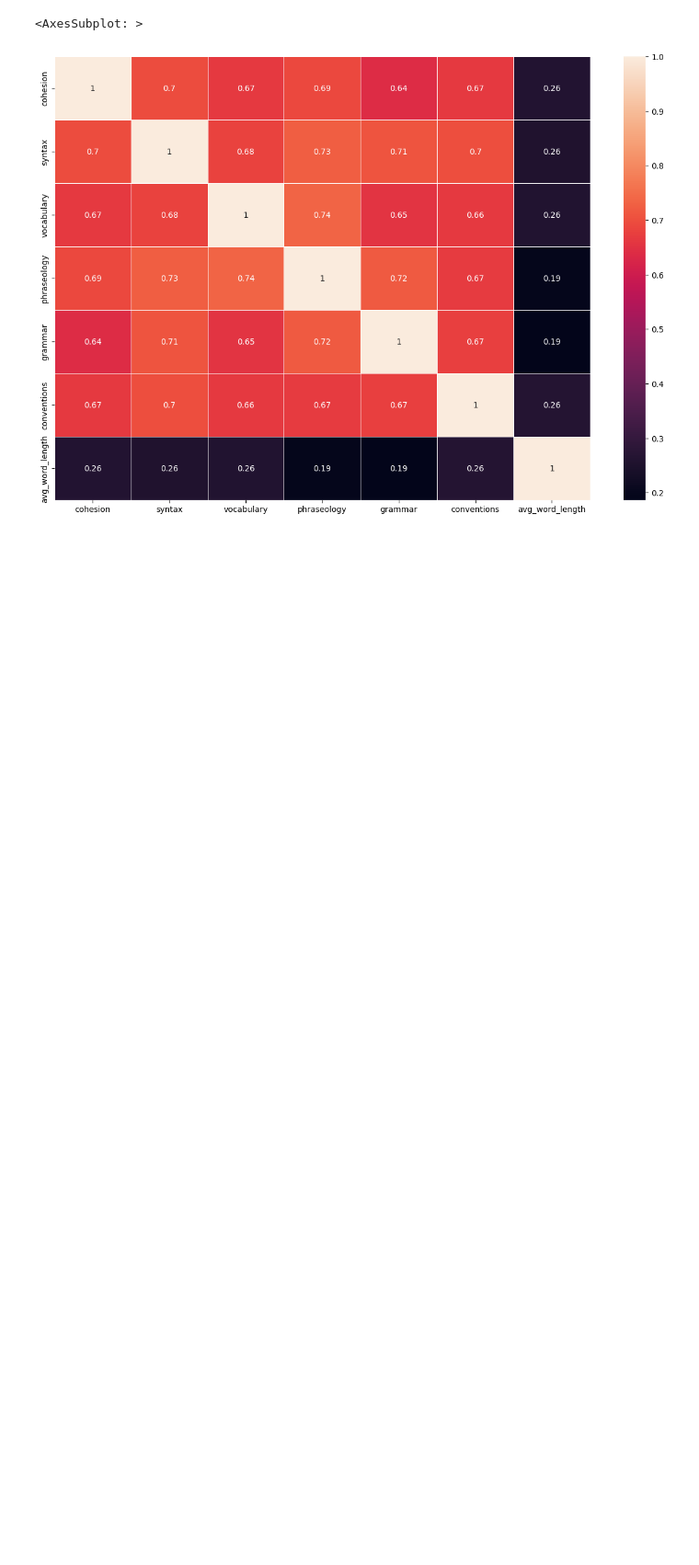
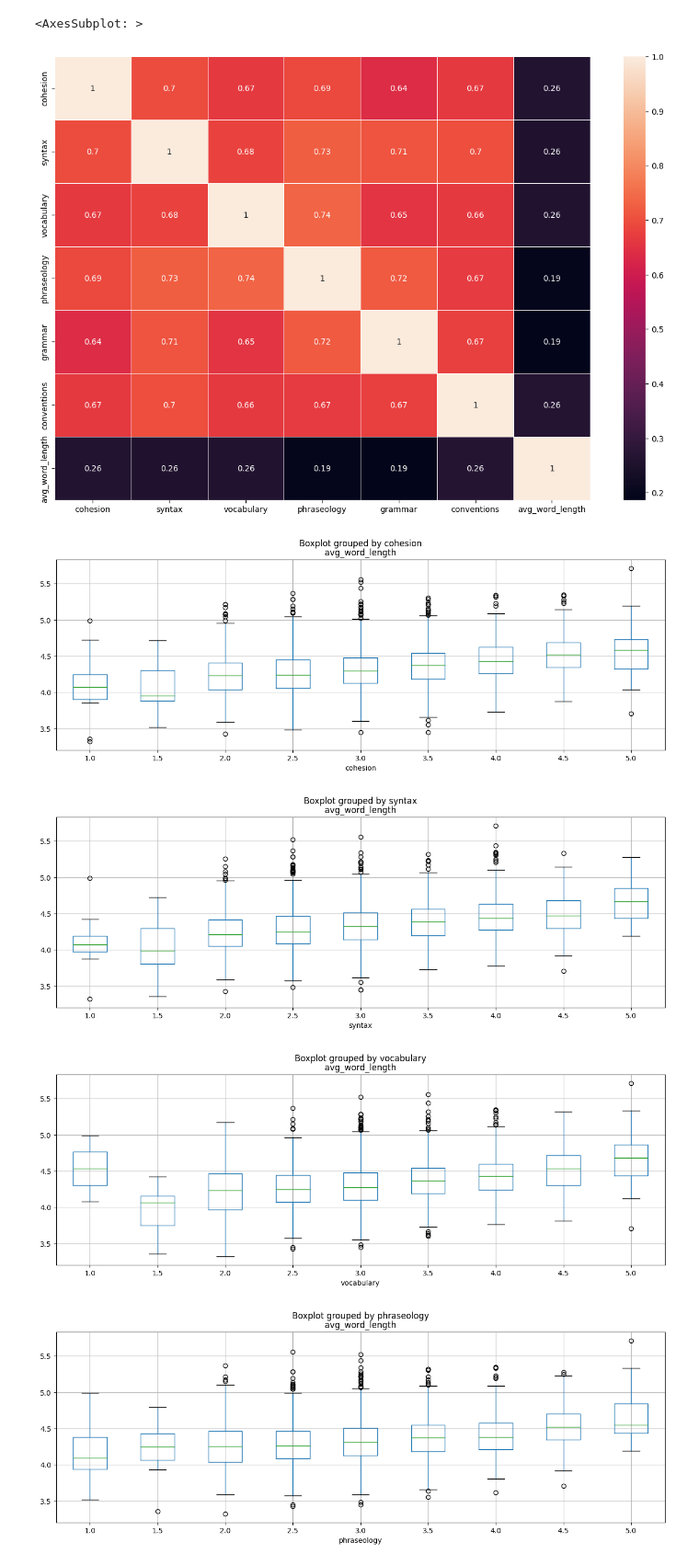
Before and after one commit to KubiakJakub01/Feedback-Prize-ELL, a Jupyter notebook: src/notebooks/research_features.ipynb, the cells around one changed output. Shown at 92% size. Drawn from its saved outputs; the diff is of its cells as text; code cells hidden in the pictures; blank space fills up the shorter version.

Commit message:
Plot distribution for each numeric feature

```diff
--- a/src/notebooks/research_features.ipynb
+++ b/src/notebooks/research_features.ipynb
@@ -317,3 +317,12 @@ sns.heatmap(
 # %% [output]
 <AxesSubplot: >
 [figure]
+# %%
+# Plot the distribution of the average length of the words for each numeric feature
+for col in numberic_cols:
+    train_df.boxplot(column=avg_word_length, by=col, figsize=(15, 5))
+# %% [output]
+[figure, added]
+[figure, added]
+[figure, added]
+[figure, added]
```
Also changed, not shown: parts of 1 cell of this notebook.
